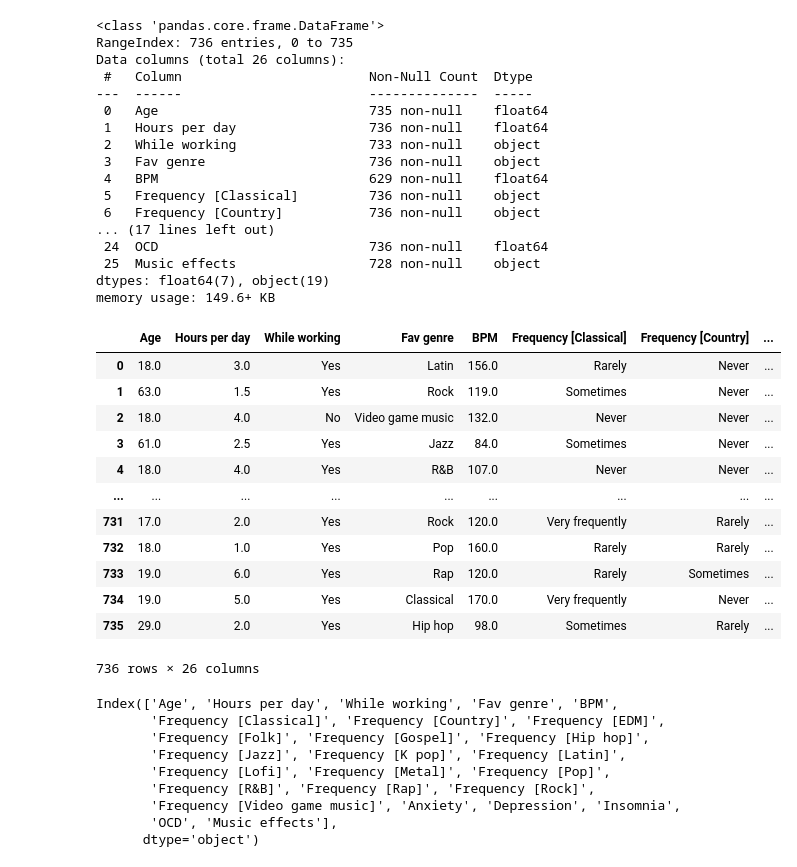
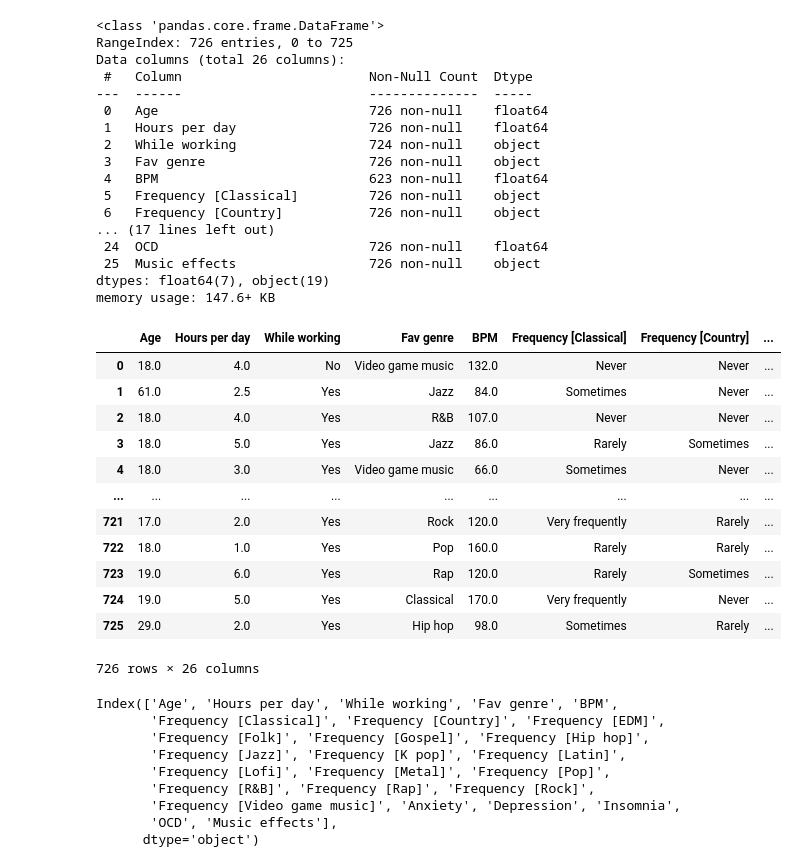
Before and after one commit to TheWizler/project1_group_10, a Jupyter notebook: Sarah's_work/Q3.ipynb, the cells around one changed output. Saved outputs shown, nothing was run; the diff lists cells and outputs as text; code cells hidden in the pictures.

```diff
--- a/Sarah's_work/Q3.ipynb
+++ b/Sarah's_work/Q3.ipynb
@@ -3,41 +3,43 @@ import pandas as pd
 import matplotlib.pyplot as plt
 import seaborn as sns
 
-filepath = "cleaned_data.csv"
-df = pd.read_csv(filepath)
-df.info()
+filepath1 = "cleaned_data.csv"
+filepath2 = "df_num.csv"
+df1 = pd.read_csv(filepath1)
+df2 = pd.read_csv(filepath2)
+df1.info()
 # %% [output]
 <class 'pandas.core.frame.DataFrame'>
-RangeIndex: 736 entries, 0 to 735
+RangeIndex: 726 entries, 0 to 725
 Data columns (total 26 columns):
  #   Column                        Non-Null Count  Dtype
 ---  ------                        --------------  -----
- 0   Age                           735 non-null    float64
- 1   Hours per day                 736 non-null    float64
- 2   While working                 733 non-null    object
- 3   Fav genre                     736 non-null    object
- 4   BPM                           629 non-null    float64
- 5   Frequency [Classical]         736 non-null    object
- 6   Frequency [Country]           736 non-null    object
+ 0   Age                           726 non-null    float64
+ 1   Hours per day                 726 non-null    float64
+ 2   While working                 724 non-null    object
+ 3   Fav genre                     726 non-null    object
+ 4   BPM                           623 non-null    float64
+ 5   Frequency [Classical]         726 non-null    object
+ 6   Frequency [Country]           726 non-null    object
 ... (17 lines left out)
- 24  OCD                           736 non-null    float64
- 25  Music effects                 728 non-null    object
+ 24  OCD                           726 non-null    float64
+ 25  Music effects                 726 non-null    object
 dtypes: float64(7), object(19)
-memory usage: 149.6+ KB
+memory usage: 147.6+ KB
 # %%
-df
+df1
 # %% [output]
 |  | Age | Hours per day | While working | Fav genre | BPM | Frequency [Classical] | Frequency [Country] | ... |
-| 0 | 18.0 | 3.0 | Yes | Latin | 156.0 | Rarely | Never | ... |
-| 1 | 63.0 | 1.5 | Yes | Rock | 119.0 | Sometimes | Never | ... |
-| 2 | 18.0 | 4.0 | No | Video game music | 132.0 | Never | Never | ... |
-| 3 | 61.0 | 2.5 | Yes | Jazz | 84.0 | Sometimes | Never | ... |
-| 4 | 18.0 | 4.0 | Yes | R&B | 107.0 | Never | Never | ... |
+| 0 | 18.0 | 4.0 | No | Video game music | 132.0 | Never | Never | ... |
+| 1 | 61.0 | 2.5 | Yes | Jazz | 84.0 | Sometimes | Never | ... |
+| 2 | 18.0 | 4.0 | Yes | R&B | 107.0 | Never | Never | ... |
+| 3 | 18.0 | 5.0 | Yes | Jazz | 86.0 | Rarely | Sometimes | ... |
+| 4 | 18.0 | 3.0 | Yes | Video game music | 66.0 | Sometimes | Never | ... |
 | ... | ... | ... | ... | ... | ... | ... | ... | ... |
-| 731 | 17.0 | 2.0 | Yes | Rock | 120.0 | Very frequently | Rarely | ... |
-| 732 | 18.0 | 1.0 | Yes | Pop | 160.0 | Rarely | Rarely | ... |
-| 733 | 19.0 | 6.0 | Yes | Rap | 120.0 | Rarely | Sometimes | ... |
-| 734 | 19.0 | 5.0 | Yes | Classical | 170.0 | Very frequently | Never | ... |
-| 735 | 29.0 | 2.0 | Yes | Hip hop | 98.0 | Sometimes | Rarely | ... |
+| 721 | 17.0 | 2.0 | Yes | Rock | 120.0 | Very frequently | Rarely | ... |
+| 722 | 18.0 | 1.0 | Yes | Pop | 160.0 | Rarely | Rarely | ... |
+| 723 | 19.0 | 6.0 | Yes | Rap | 120.0 | Rarely | Sometimes | ... |
+| 724 | 19.0 | 5.0 | Yes | Classical | 170.0 | Very frequently | Never | ... |
+| 725 | 29.0 | 2.0 | Yes | Hip hop | 98.0 | Sometimes | Rarely | ... |
-736 rows × 26 columns
+726 rows × 26 columns
 # %%
```
Also changed, not shown: parts of 29 cells of this notebook, 3 other files.
